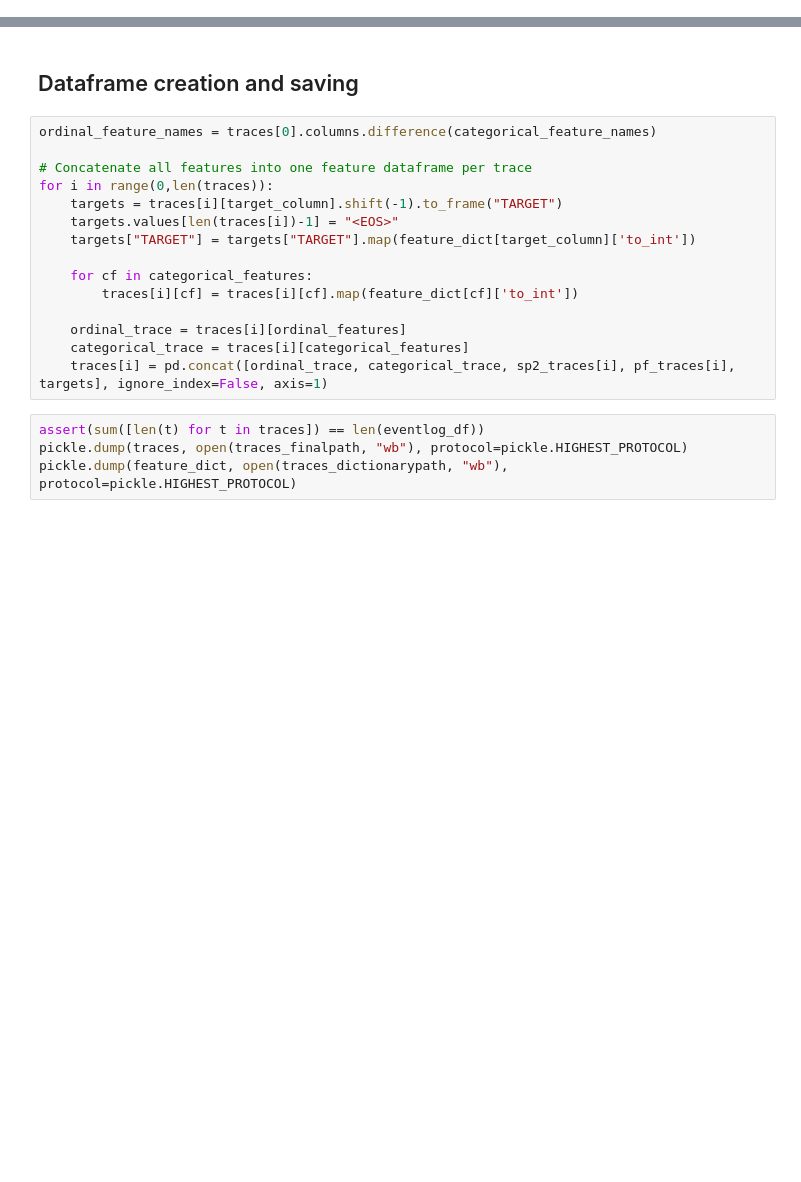
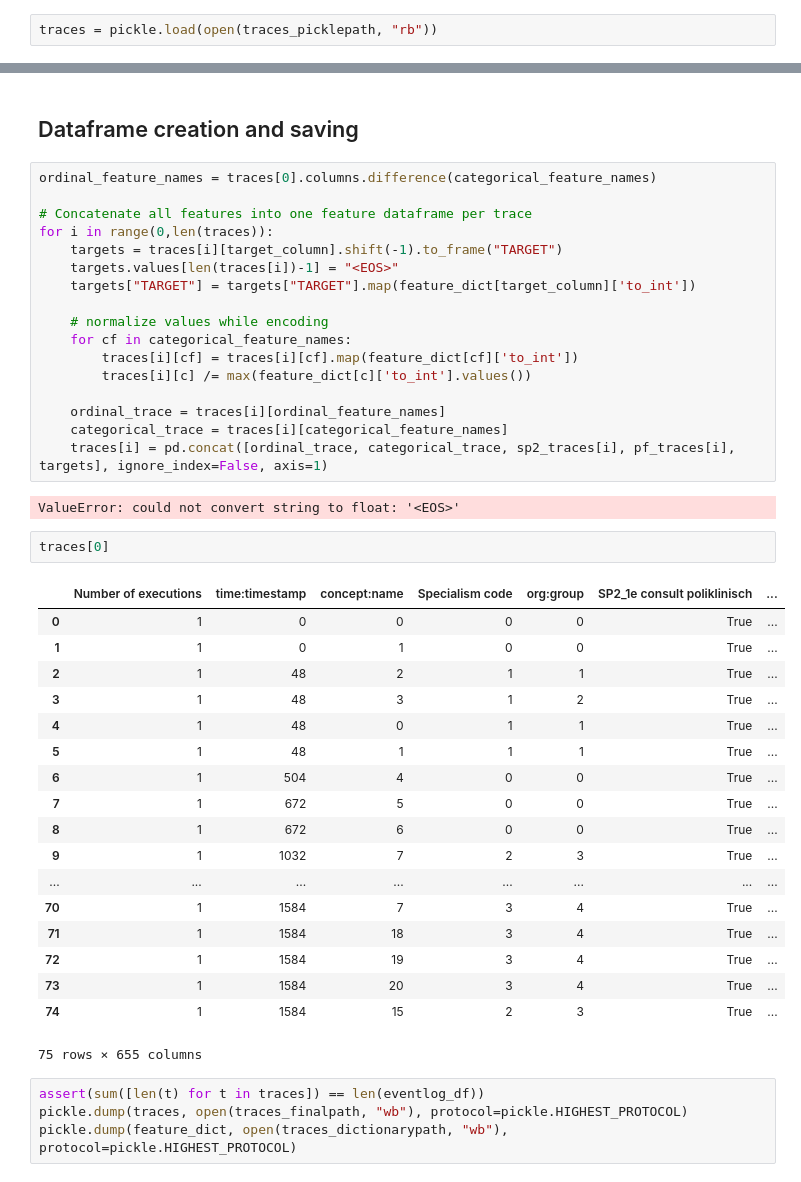
Before and after one commit to flxw/master-thesis, a Jupyter notebook: notebooks/data preparation.ipynb, the cells around one changed output, grey strips where cells are left out. Saved outputs shown, nothing was run; the diff lists cells and outputs as text; blank space fills up the shorter version.

```diff
--- a/notebooks/data preparation.ipynb
+++ b/notebooks/data preparation.ipynb
@@ -74,6 +74,8 @@ with tqdm(total=len(eventlog), desc="Converting XES traces to Pandas dataframes"
 del eventlog
 # %%
 pickle.dump(traces, open(traces_picklepath, "wb"))
+# %%
+traces = pickle.load(open(traces_picklepath, "rb"))
 # %% [markdown]
 ## Eliminate correlated or unimportant features
 # %%
@@ -229,12 +231,37 @@ for i in range(0,len(traces)):
     targets.values[len(traces[i])-1] = "<EOS>"
     targets["TARGET"] = targets["TARGET"].map(feature_dict[target_column]['to_int'])
 
-    for cf in categorical_features:
+    # normalize values while encoding
+    for cf in categorical_feature_names:
         traces[i][cf] = traces[i][cf].map(feature_dict[cf]['to_int'])
+        traces[i][c] /= max(feature_dict[c]['to_int'].values())
 
-    ordinal_trace = traces[i][ordinal_features]
-    categorical_trace = traces[i][categorical_features]
+    ordinal_trace = traces[i][ordinal_feature_names]
+    categorical_trace = traces[i][categorical_feature_names]
     traces[i] = pd.concat([ordinal_trace, categorical_trace, sp2_traces[i], pf_traces[i], targets], ignore_index=False, axis=1)
+# %% [output]
+ValueError: could not convert string to float: '<EOS>'
+# %%
+traces[0]
+# %% [output]
+|  | Number of executions | time:timestamp | concept:name | Specialism code | org:group | SP2_1e consult poliklinisch | ... |
+| 0 | 1 | 0 | 0 | 0 | 0 | True | ... |
+| 1 | 1 | 0 | 1 | 0 | 0 | True | ... |
+| 2 | 1 | 48 | 2 | 1 | 1 | True | ... |
+| 3 | 1 | 48 | 3 | 1 | 2 | True | ... |
+| 4 | 1 | 48 | 0 | 1 | 1 | True | ... |
+| 5 | 1 | 48 | 1 | 1 | 1 | True | ... |
+| 6 | 1 | 504 | 4 | 0 | 0 | True | ... |
+| 7 | 1 | 672 | 5 | 0 | 0 | True | ... |
+| 8 | 1 | 672 | 6 | 0 | 0 | True | ... |
+| 9 | 1 | 1032 | 7 | 2 | 3 | True | ... |
+| ... | ... | ... | ... | ... | ... | ... | ... |
+| 70 | 1 | 1584 | 7 | 3 | 4 | True | ... |
+| 71 | 1 | 1584 | 18 | 3 | 4 | True | ... |
+| 72 | 1 | 1584 | 19 | 3 | 4 | True | ... |
+| 73 | 1 | 1584 | 20 | 3 | 4 | True | ... |
+| 74 | 1 | 1584 | 15 | 2 | 3 | True | ... |
+75 rows × 655 columns
 # %%
 assert(sum([len(t) for t in traces]) == len(eventlog_df))
 pickle.dump(traces, open(traces_finalpath, "wb"), protocol=pickle.HIGHEST_PROTOCOL)
```
Also changed, not shown: 3 other files.
